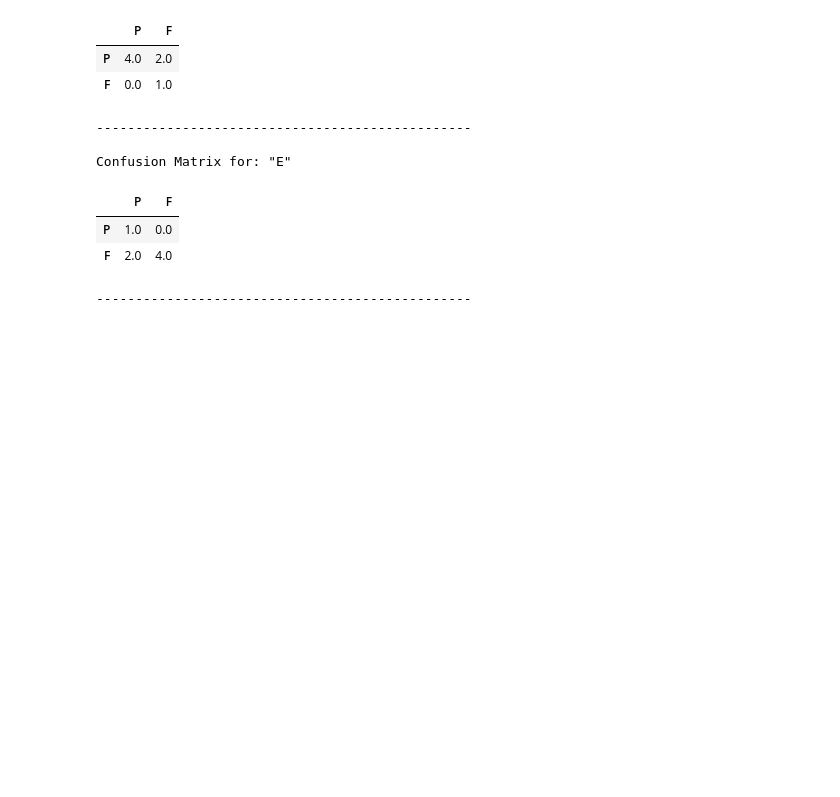
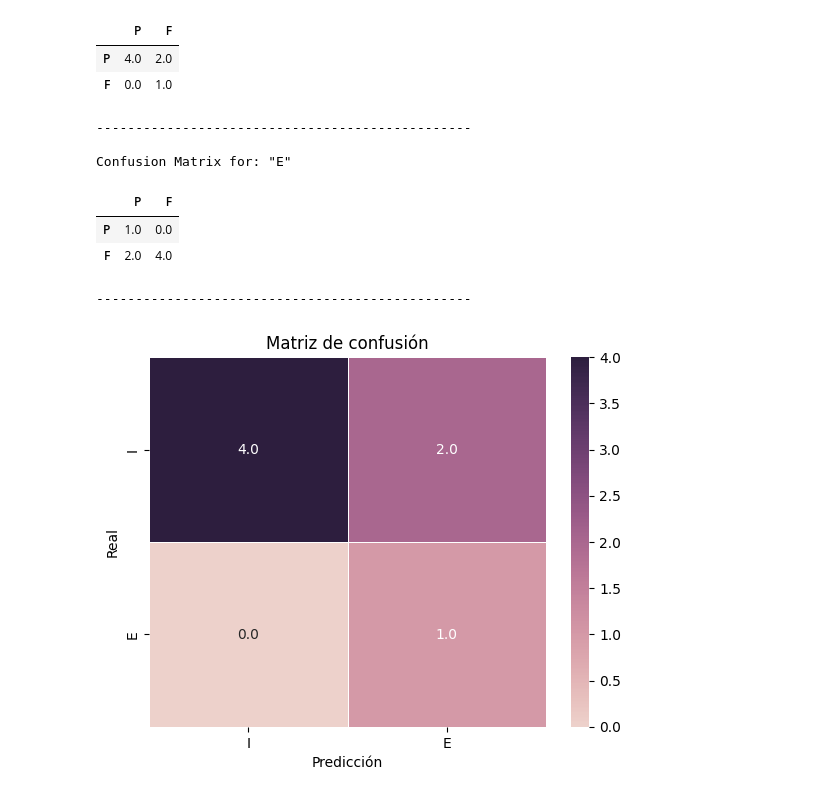
Before and after one commit to pdomins/bayesian-learning, a Jupyter notebook: samples/sample_confusion_matrix.ipynb, the cells around one changed output. Drawn from its saved outputs; the diff is of its cells as text; code cells hidden in the pictures; blank space fills up the shorter version.

Commit message:
test(plotter): add confusion matrix plot to sample

```diff
--- a/samples/sample_confusion_matrix.ipynb
+++ b/samples/sample_confusion_matrix.ipynb
@@ -93,0 +96,4 @@ Confusion Matrix for: "E"
+# %%
+plot_confusion_matrix(conf_mat, "Matriz de confusión", "conf_mat.png")
+# %% [output]
+[figure, added]
```
Also changed, not shown: parts of 2 cells of this notebook.
